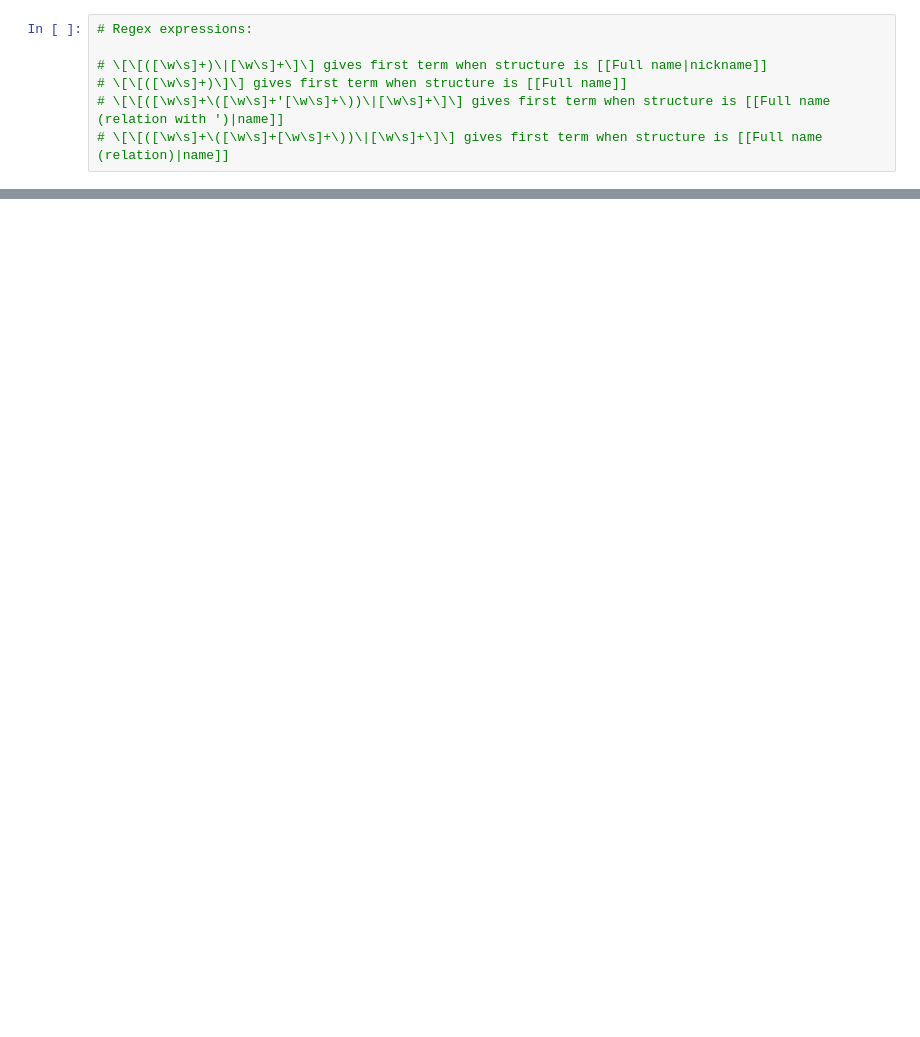
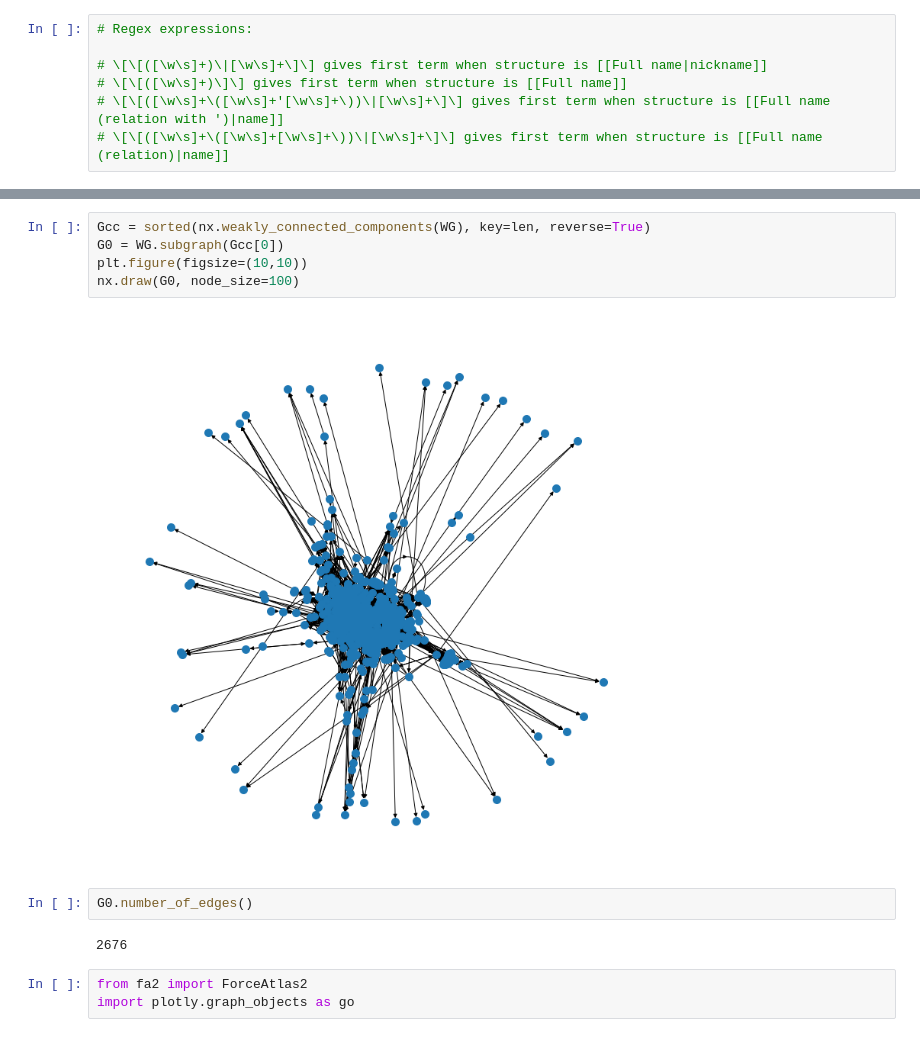
Before and after one commit to datarise/socialgraph-witcher-analysis, a Jupyter notebook: notebooks/build_graph.ipynb, the cells around one changed output, grey strips where cells are left out. Drawn from its saved outputs; the diff is of its cells as text; blank space fills up the shorter version.

```diff
--- a/notebooks/build_graph.ipynb
+++ b/notebooks/build_graph.ipynb
@@ -7,0 +142,14 @@
+# %%
+Gcc = sorted(nx.weakly_connected_components(WG), key=len, reverse=True)
+G0 = WG.subgraph(Gcc[0])
+plt.figure(figsize=(10,10))
+nx.draw(G0, node_size=100)
+# %% [output]
+[figure, added]
+# %%
+G0.number_of_edges()
+# %% [output]
+2676
+# %%
+from fa2 import ForceAtlas2
+import plotly.graph_objects as go
```
Also changed, not shown: parts of 20 cells of this notebook, 6 other files.
